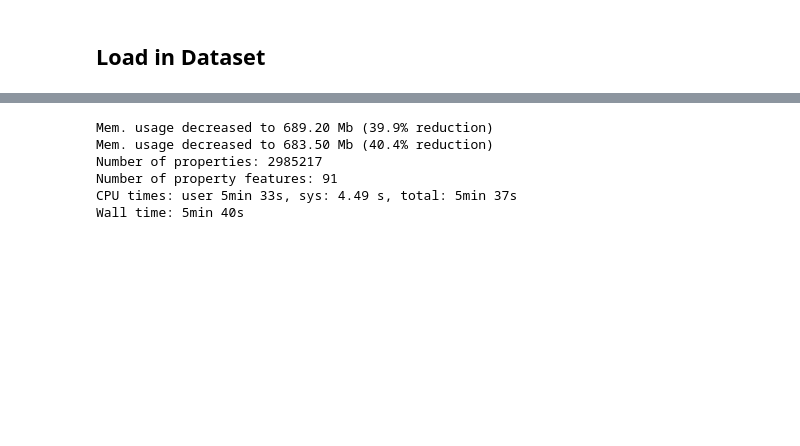
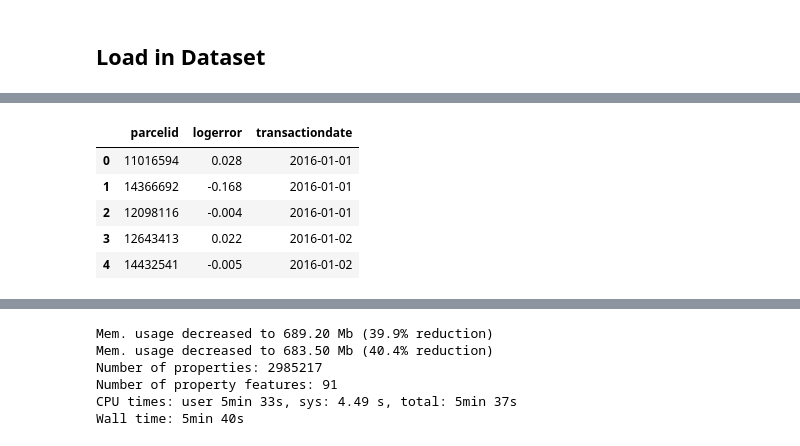
Before and after one commit to patrick-ytchou/Kaggle-Zillow-Home-Value, a Jupyter notebook: Zillow_Feature_Engineering.ipynb, the cells around one changed output, grey strips where cells are left out. Cells and saved outputs as stored; diff of their text form; code cells hidden in the pictures; blank space fills up the shorter version.

```diff
--- a/Zillow_Feature_Engineering.ipynb
+++ b/Zillow_Feature_Engineering.ipynb
@@ -310,0 +105,9 @@ prop_2016[['censustractandblock','rawcensustractandblock']].sample(2)
+# %%
+df_2016.head()
+# %% [output]
+|  | parcelid | logerror | transactiondate |
+| 0 | 11016594 | 0.028 | 2016-01-01 |
+| 1 | 14366692 | -0.168 | 2016-01-01 |
+| 2 | 12098116 | -0.004 | 2016-01-01 |
+| 3 | 12643413 | 0.022 | 2016-01-02 |
+| 4 | 14432541 | -0.005 | 2016-01-02 |
```
Also changed, not shown: parts of 66 cells of this notebook.
